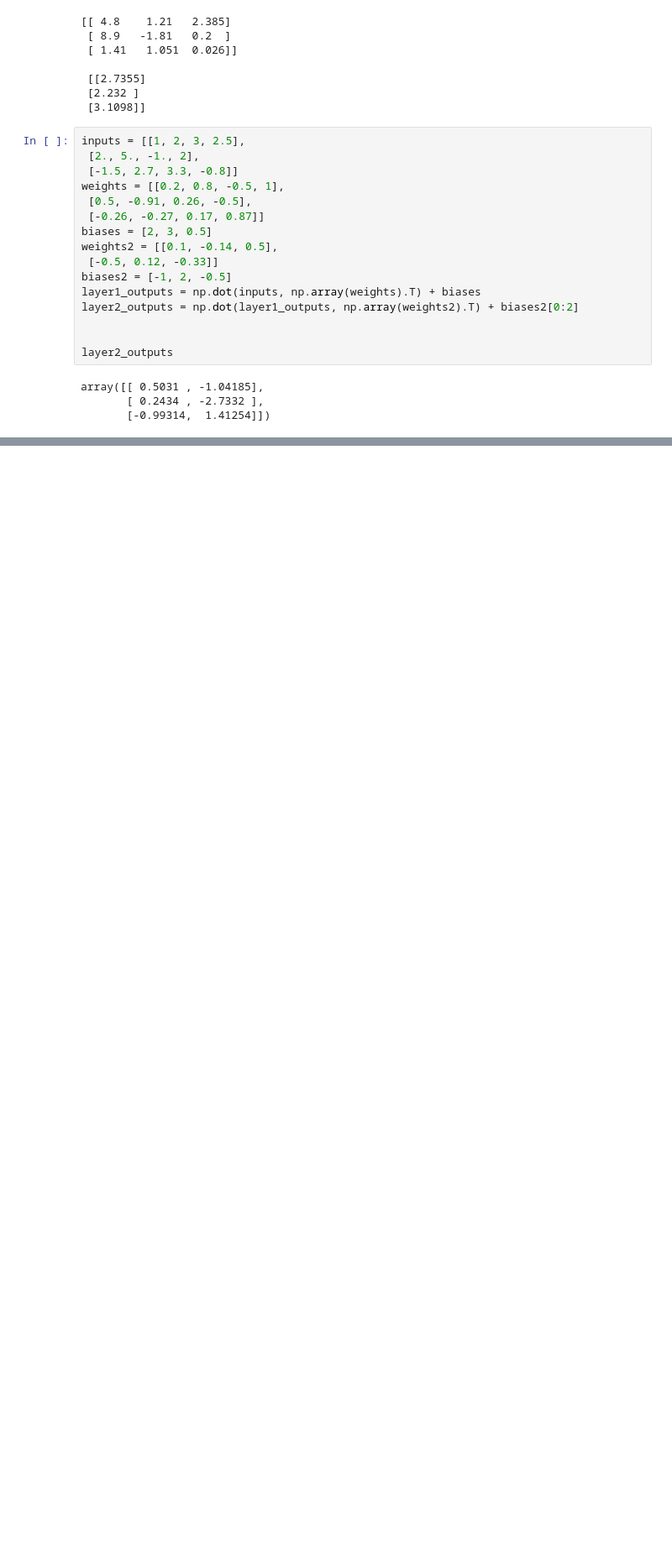
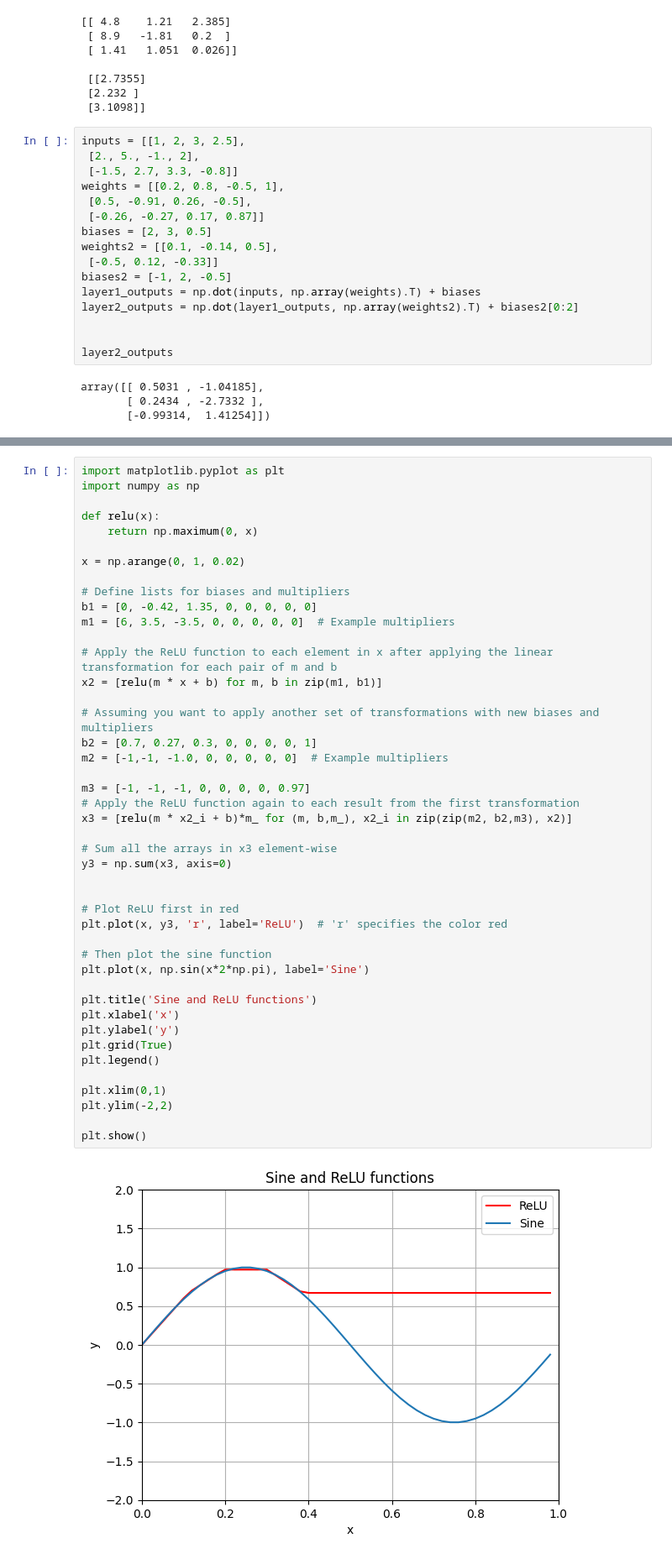
Before and after one commit to andresckamilo/Neutral-Networks-python, a Jupyter notebook: notebook.ipynb, the cells around one changed output, grey strips where cells are left out. Shown at 84% size. Saved outputs shown, nothing was run; the diff lists cells and outputs as text; blank space fills up the shorter version.

```diff
--- a/notebook.ipynb
+++ b/notebook.ipynb
@@ -107,0 +166,46 @@ array([[ 0.5031 , -1.04185],
+# %%
+import matplotlib.pyplot as plt
+import numpy as np
+
+def relu(x):
+    return np.maximum(0, x)
+
+x = np.arange(0, 1, 0.02)
+
+# Define lists for biases and multipliers
+b1 = [0, -0.42, 1.35, 0, 0, 0, 0, 0]
+m1 = [6, 3.5, -3.5, 0, 0, 0, 0, 0]  # Example multipliers
+
+# Apply the ReLU function to each element in x after applying the linear transformation for each pair of m and b
+x2 = [relu(m * x + b) for m, b in zip(m1, b1)]
+
+# Assuming you want to apply another set of transformations with new biases and multipliers
+b2 = [0.7, 0.27, 0.3, 0, 0, 0, 0, 1]
+m2 = [-1,-1, -1.0, 0, 0, 0, 0, 0]  # Example multipliers
+
+m3 = [-1, -1, -1, 0, 0, 0, 0, 0.97]
+# Apply the ReLU function again to each result from the first transformation
+x3 = [relu(m * x2_i + b)*m_ for (m, b,m_), x2_i in zip(zip(m2, b2,m3), x2)]
+
+# Sum all the arrays in x3 element-wise
+y3 = np.sum(x3, axis=0)
+
+
+# Plot ReLU first in red
+plt.plot(x, y3, 'r', label='ReLU')  # 'r' specifies the color red
+
+# Then plot the sine function
+plt.plot(x, np.sin(x*2*np.pi), label='Sine')
+
+plt.title('Sine and ReLU functions')
+plt.xlabel('x')
+plt.ylabel('y')
+plt.grid(True)
+plt.legend()
+
+plt.xlim(0,1)
+plt.ylim(-2,2)
+
+plt.show()
+# %% [output]
+[figure, added]
```
Also changed, not shown: parts of 19 cells of this notebook, 1 other file.
